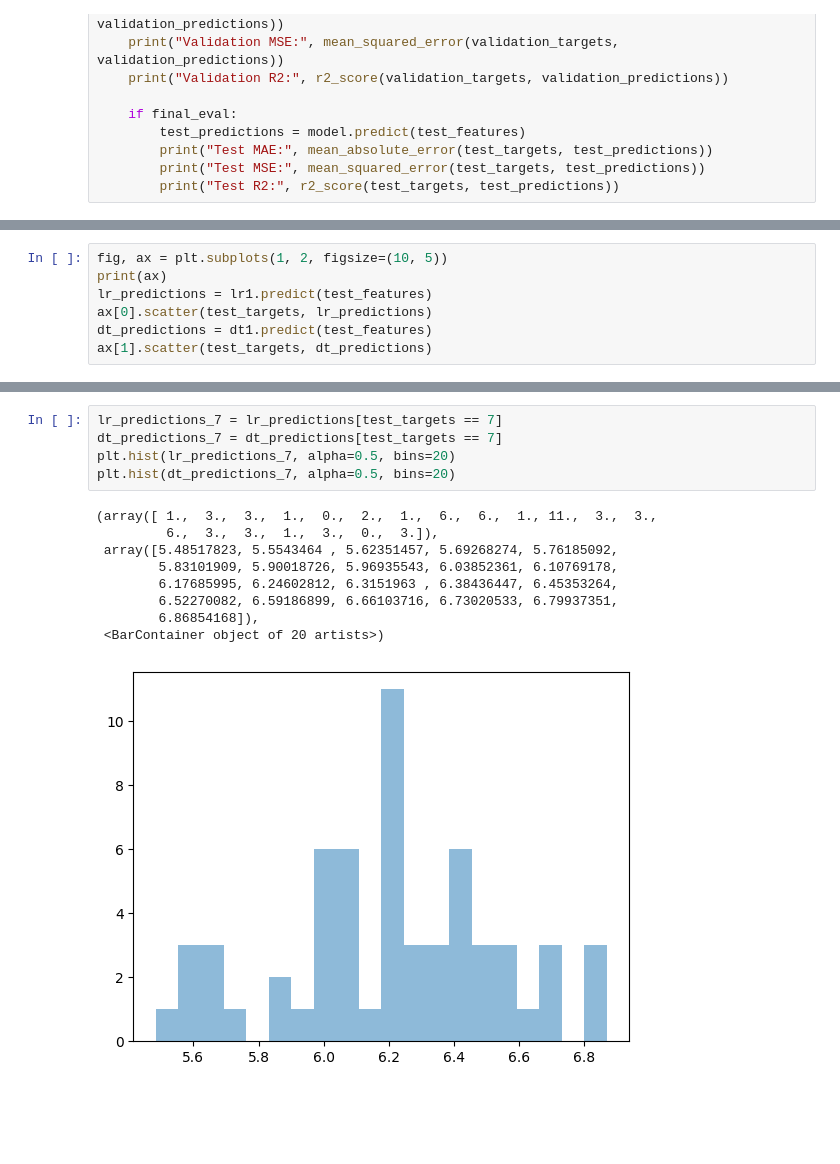
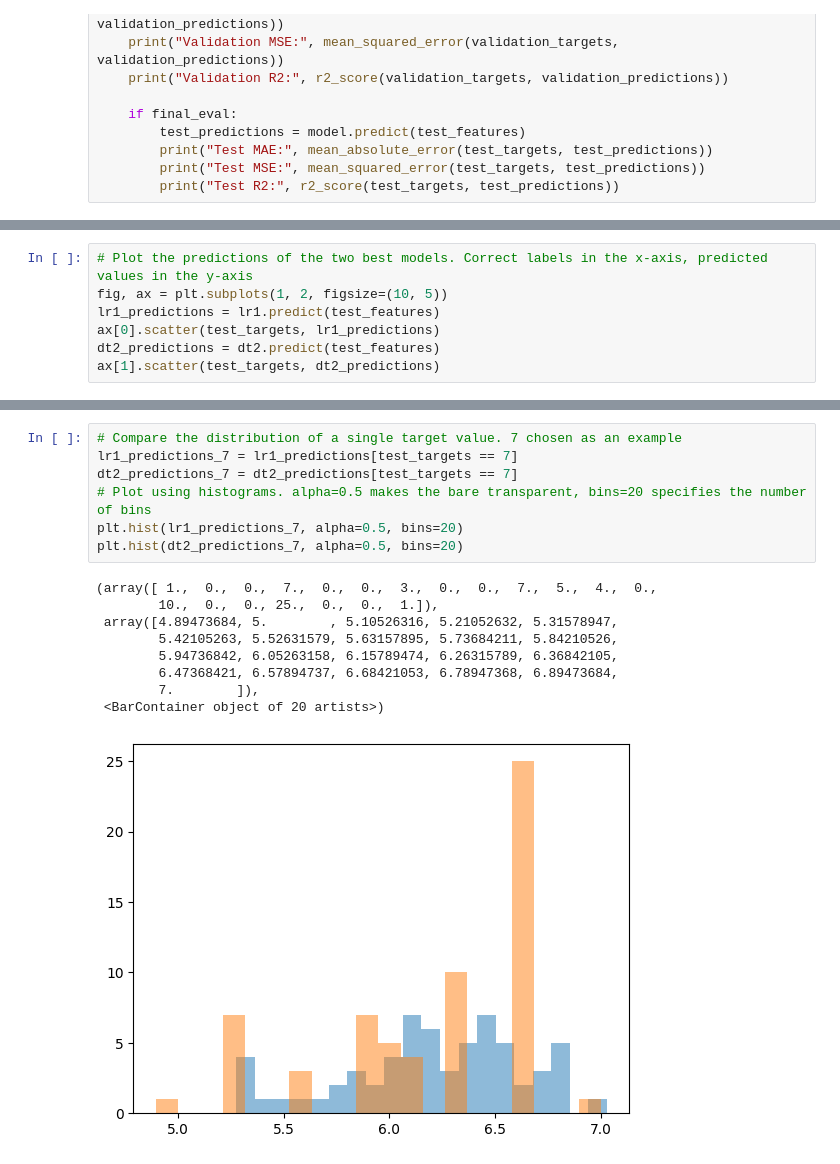
Before and after one commit to lavima/itf31519_2025, a Jupyter notebook: theory_and_practices/workshop1709.ipynb, the cells around one changed output, grey strips where cells are left out. Saved outputs shown, nothing was run; the diff lists cells and outputs as text; blank space fills up the shorter version.

```diff
--- a/theory_and_practices/workshop1709.ipynb
+++ b/theory_and_practices/workshop1709.ipynb
@@ -201,8 +215,8 @@ plt.scatter(test_targets, predictions)
 # %%
+# Plot the predictions of the two best models. Correct labels in the x-axis, predicted values in the y-axis
 fig, ax = plt.subplots(1, 2, figsize=(10, 5))
-print(ax)
-lr_predictions = lr1.predict(test_features)
-ax[0].scatter(test_targets, lr_predictions)
-dt_predictions = dt1.predict(test_features)
-ax[1].scatter(test_targets, dt_predictions)
+lr1_predictions = lr1.predict(test_features)
+ax[0].scatter(test_targets, lr1_predictions)
+dt2_predictions = dt2.predict(test_features)
+ax[1].scatter(test_targets, dt2_predictions)
 # %% [output]
@@ -212,15 +225,17 @@ ax[1].scatter(test_targets, dt_predictions)
 # %%
-lr_predictions_7 = lr_predictions[test_targets == 7]
-dt_predictions_7 = dt_predictions[test_targets == 7]
-plt.hist(lr_predictions_7, alpha=0.5, bins=20)
-plt.hist(dt_predictions_7, alpha=0.5, bins=20)
+# Compare the distribution of a single target value. 7 chosen as an example
+lr1_predictions_7 = lr1_predictions[test_targets == 7]
+dt2_predictions_7 = dt2_predictions[test_targets == 7]
+# Plot using histograms. alpha=0.5 makes the bare transparent, bins=20 specifies the number of bins
+plt.hist(lr1_predictions_7, alpha=0.5, bins=20)
+plt.hist(dt2_predictions_7, alpha=0.5, bins=20)
 # %% [output]
-(array([ 1.,  3.,  3.,  1.,  0.,  2.,  1.,  6.,  6.,  1., 11.,  3.,  3.,
-         6.,  3.,  3.,  1.,  3.,  0.,  3.]),
- array([5.48517823, 5.5543464 , 5.62351457, 5.69268274, 5.76185092,
-        5.83101909, 5.90018726, 5.96935543, 6.03852361, 6.10769178,
-        6.17685995, 6.24602812, 6.3151963 , 6.38436447, 6.45353264,
-        6.52270082, 6.59186899, 6.66103716, 6.73020533, 6.79937351,
-        6.86854168]),
+(array([ 1.,  0.,  0.,  7.,  0.,  0.,  3.,  0.,  0.,  7.,  5.,  4.,  0.,
+        10.,  0.,  0., 25.,  0.,  0.,  1.]),
+ array([4.89473684, 5.        , 5.10526316, 5.21052632, 5.31578947,
+        5.42105263, 5.52631579, 5.63157895, 5.73684211, 5.84210526,
+        5.94736842, 6.05263158, 6.15789474, 6.26315789, 6.36842105,
+        6.47368421, 6.57894737, 6.68421053, 6.78947368, 6.89473684,
+        7.        ]),
  <BarContainer object of 20 artists>)
-[figure, old version]
+[figure, new version]
```
Also changed, not shown: parts of 12 cells of this notebook.
